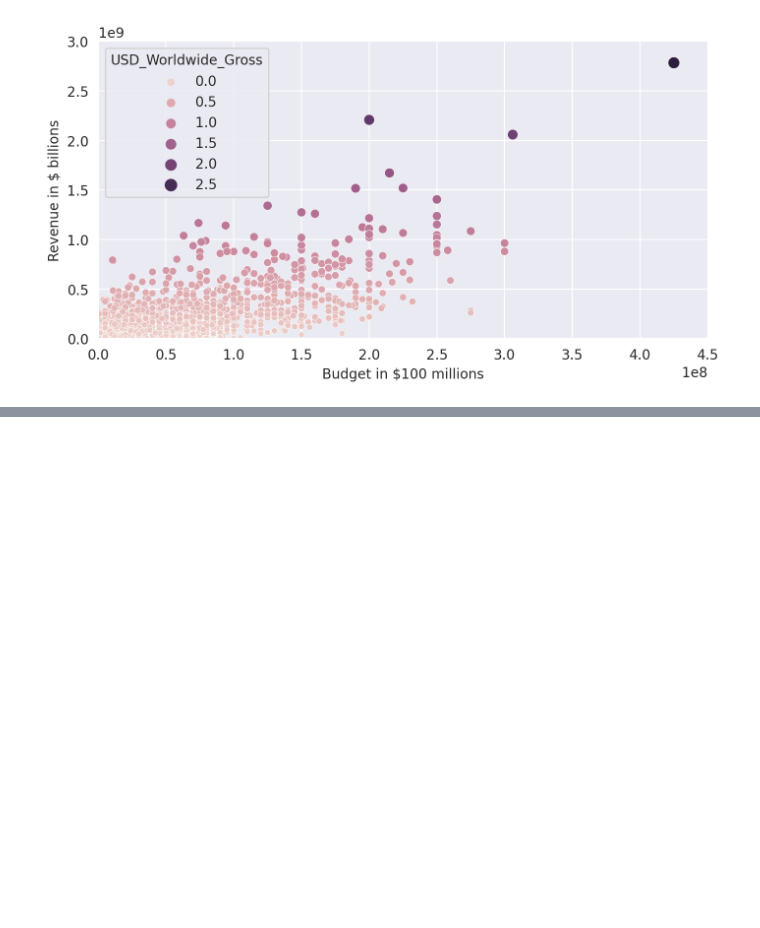
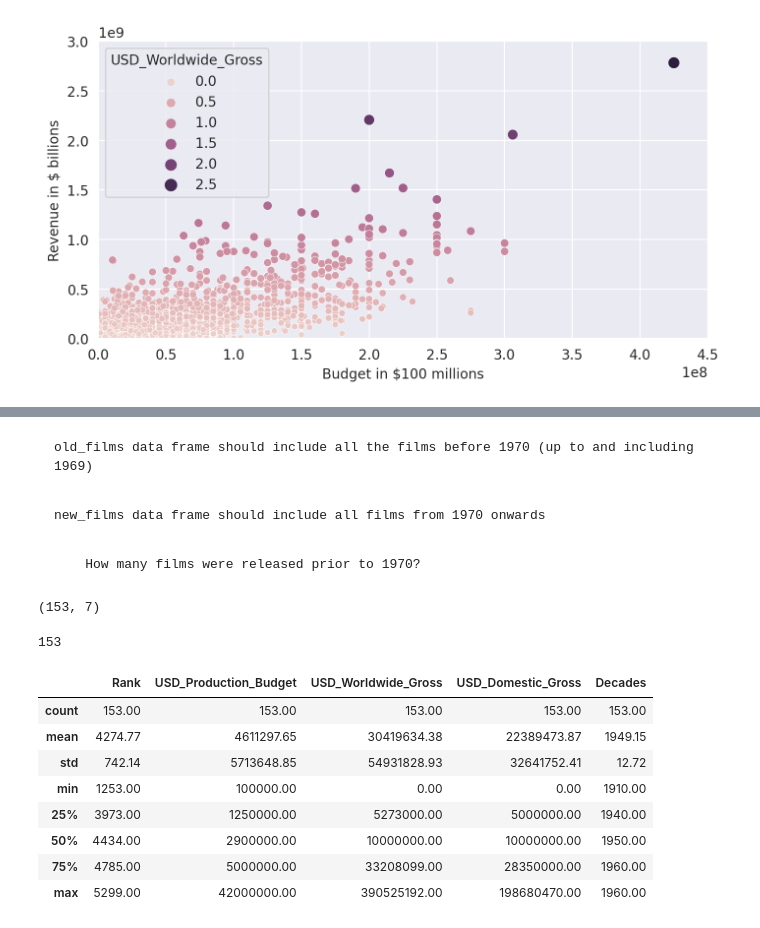
Before and after one commit to PIETRO-ing/Movie-Revenue-Estimation, a Jupyter notebook: Revenue-Estimation.ipynb, the cells around one changed output, grey strips where cells are left out. Drawn from its saved outputs; the diff is of its cells as text; code cells hidden in the pictures; blank space fills up the shorter version.

```diff
--- a/Revenue-Estimation.ipynb
+++ b/Revenue-Estimation.ipynb
@@ -517,0 +551,3 @@ with sns.axes_style('darkgrid'):
+# %%
+years = dt_index.year
+years
@@ -517,0 +561,3 @@ with sns.axes_style('darkgrid'):
+# %%
+decades = (years//10)*10
+decades
@@ -517,0 +569,3 @@ with sns.axes_style('darkgrid'):
+# %%
+
+data_clean['Decades'] = decades
@@ -517,0 +581,4 @@ with sns.axes_style('darkgrid'):
+# %% [markdown]
+    old_films data frame should include all the films before 1970 (up to and including 1969)
+# %%
+old_films = data_clean[data_clean.Decades <= 1960]
@@ -517,0 +587,2 @@ with sns.axes_style('darkgrid'):
+# %% [markdown]
+    new_films data frame should include all films from 1970 onwards
@@ -517,0 +593,22 @@ with sns.axes_style('darkgrid'):
+# %% [markdown]
+        How many films were released prior to 1970?
+# %%
+old_films.shape
+# %% [output]
+(153, 7)
+# %%
+old_films.Decades.count()
+# %% [output]
+153
+# %%
+old_films.describe()
+# %% [output]
+|  | Rank | USD_Production_Budget | USD_Worldwide_Gross | USD_Domestic_Gross | Decades |
+| count | 153.00 | 153.00 | 153.00 | 153.00 | 153.00 |
+| mean | 4274.77 | 4611297.65 | 30419634.38 | 22389473.87 | 1949.15 |
+| std | 742.14 | 5713648.85 | 54931828.93 | 32641752.41 | 12.72 |
+| min | 1253.00 | 100000.00 | 0.00 | 0.00 | 1910.00 |
+| 25% | 3973.00 | 1250000.00 | 5273000.00 | 5000000.00 | 1940.00 |
+| 50% | 4434.00 | 2900000.00 | 10000000.00 | 10000000.00 | 1950.00 |
+| 75% | 4785.00 | 5000000.00 | 33208099.00 | 28350000.00 | 1960.00 |
+| max | 5299.00 | 42000000.00 | 390525192.00 | 198680470.00 | 1960.00 |
```
Also changed, not shown: parts of 31 cells of this notebook.
